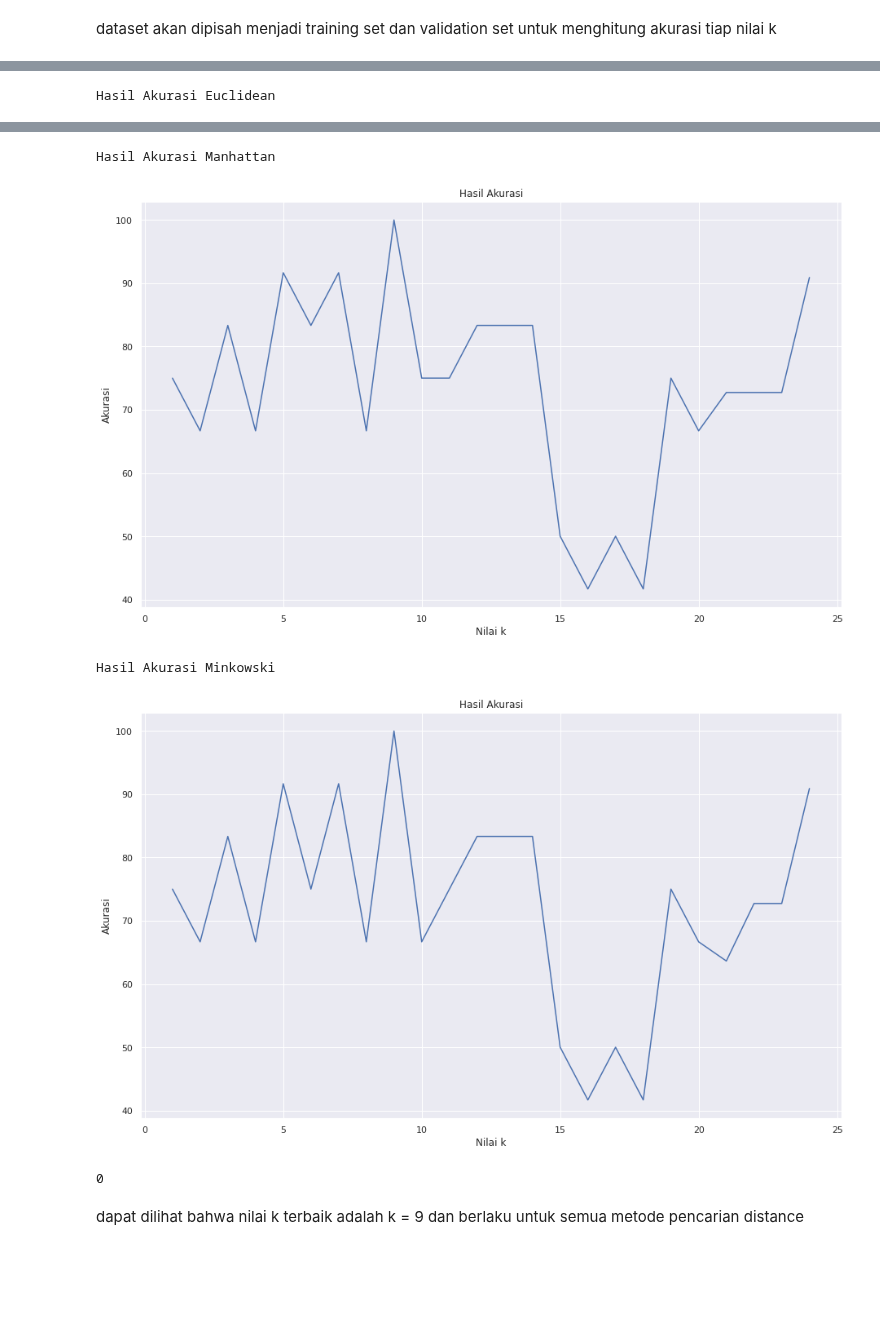
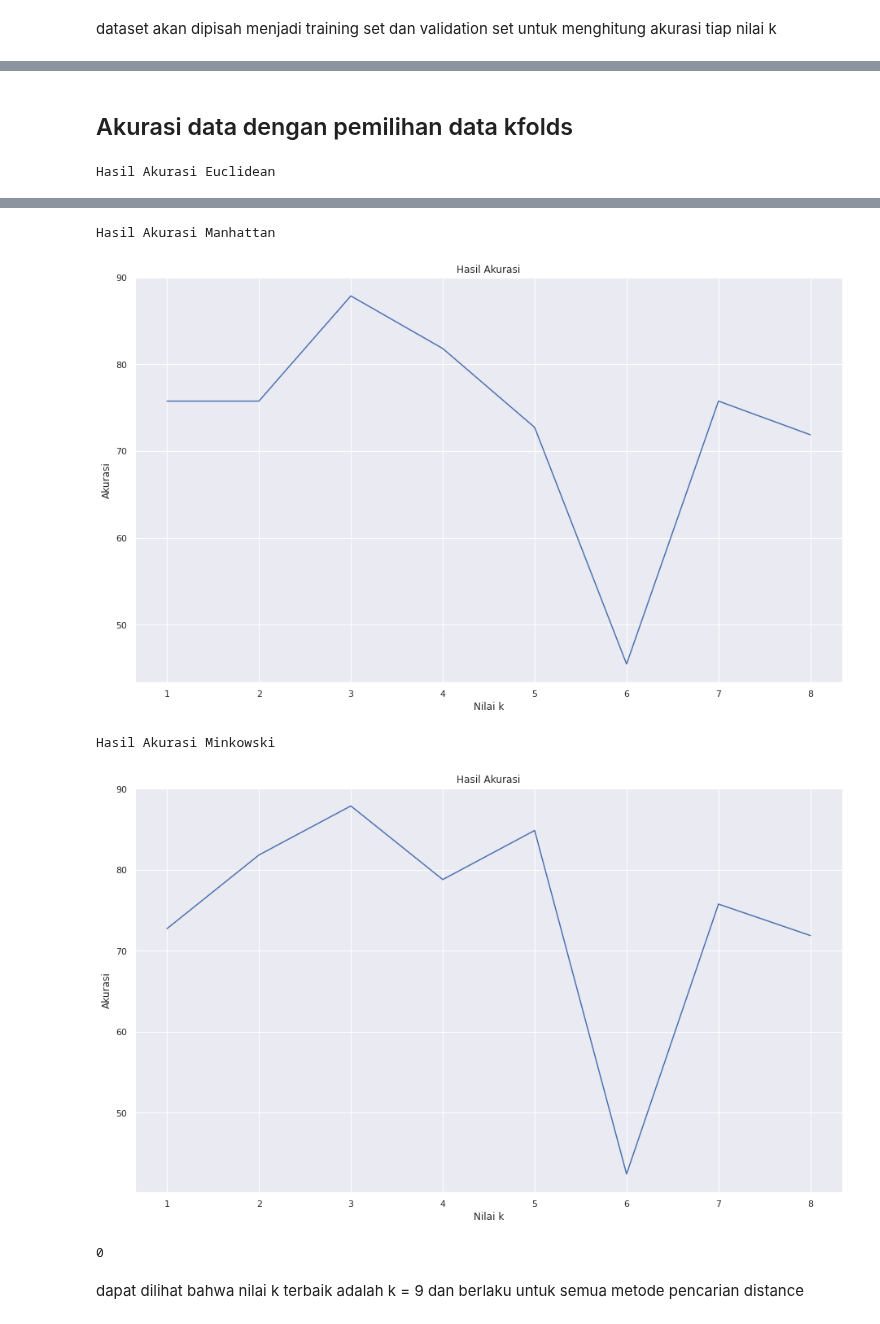
Before and after one commit to khalilullahalfaath/AI_Tubes-03-Learning, a Jupyter notebook: AI_Kelompok_15_Learning.ipynb, the cells around one changed output, grey strips where cells are left out. Drawn from its saved outputs; the diff is of its cells as text; code cells hidden in the pictures; blank space fills up the shorter version.

```diff
--- a/AI_Kelompok_15_Learning.ipynb
+++ b/AI_Kelompok_15_Learning.ipynb
@@ -431,7 +461,9 @@ def kFolds(arrayDf,k):
     makePlot(listMinkowski,k)
 
     return 0
+# %% [markdown]
+## Akurasi data dengan pemilihan data kfolds
 # %%
-kFolds(arrayDf,25)
+kFolds(arrayDf,9)
 # %% [output]
 Hasil Akurasi Euclidean
@@ -439,7 +471,7 @@ Hasil Akurasi Euclidean
 Hasil Akurasi Manhattan
-[figure, old version]
+[figure, new version]
 Hasil Akurasi Minkowski
-[figure, old version]
+[figure, new version]
 0
 # %% [markdown]
 dapat dilihat bahwa nilai k terbaik adalah k = 9 dan berlaku untuk semua metode pencarian distance
```
Also changed, not shown: parts of 33 cells of this notebook.
